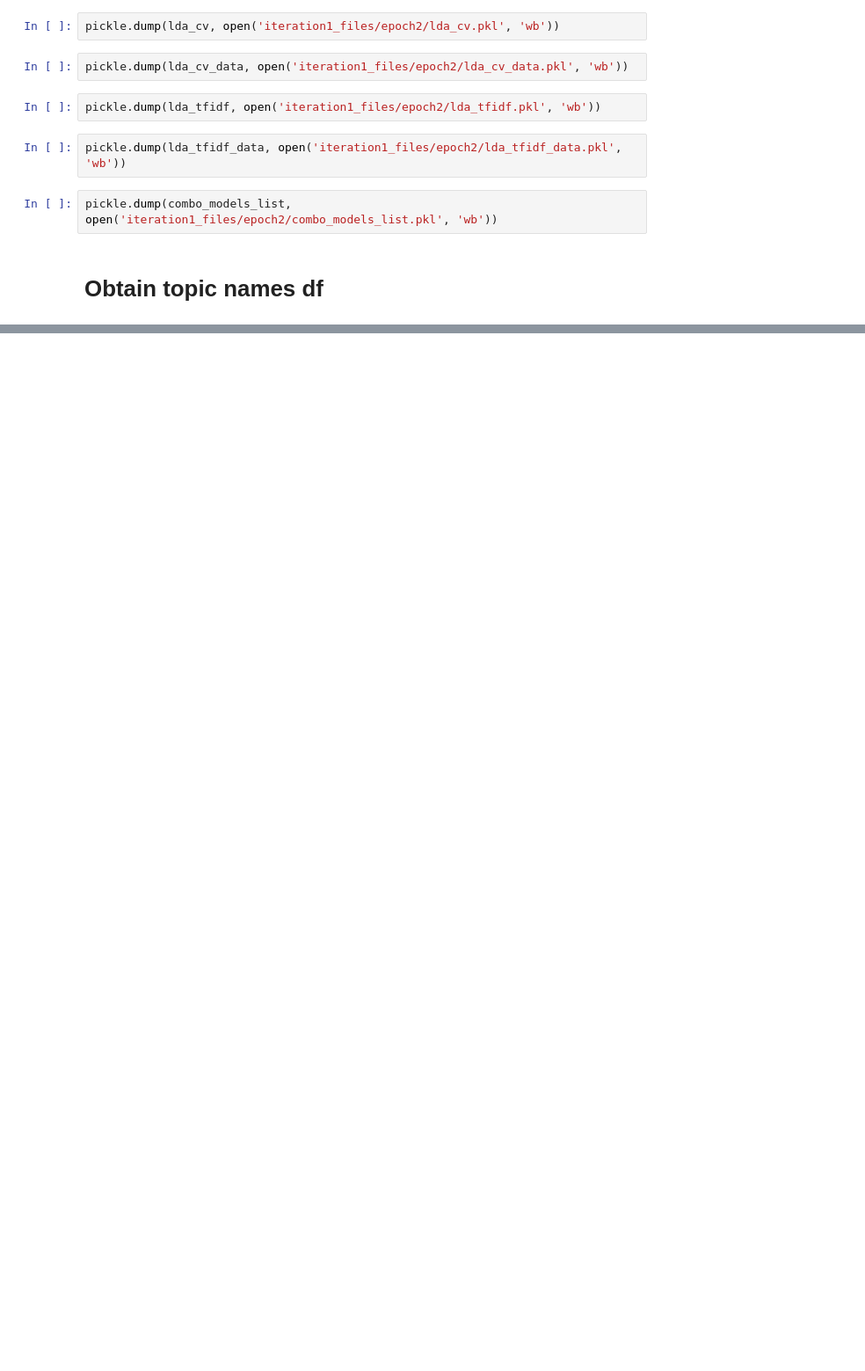
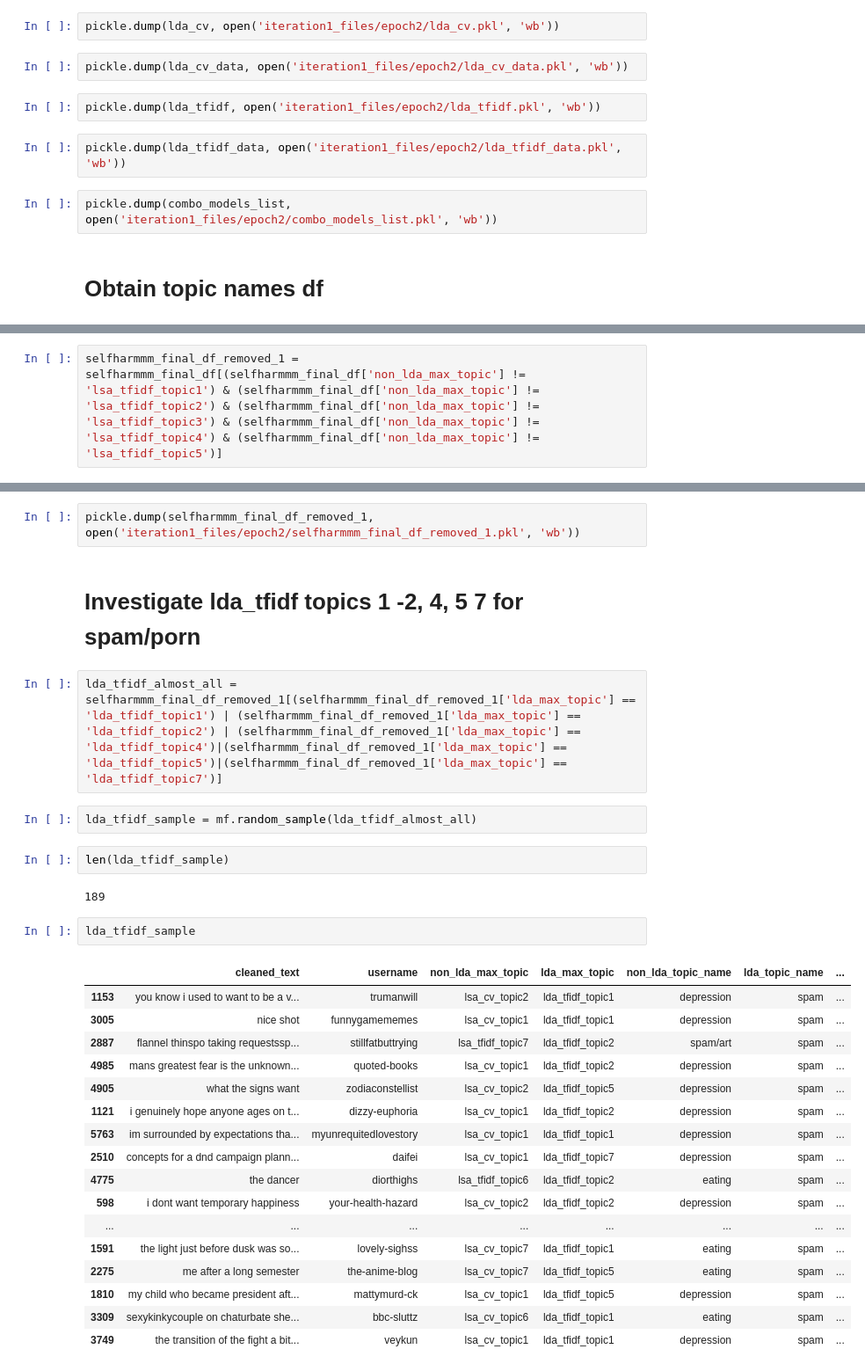
Before and after one commit to victoriang555/at-risk-project, a Jupyter notebook: notebooks_and_data/At-Risk-Id_Step3_Part2_Epoch2.ipynb, the cells around one changed output, grey strips where cells are left out. Shown at 88% size. Cells and saved outputs as stored; diff of their text form; blank space fills up the shorter version.

```diff
--- a/notebooks_and_data/At-Risk-Id_Step3_Part2_Epoch2.ipynb
+++ b/notebooks_and_data/At-Risk-Id_Step3_Part2_Epoch2.ipynb
@@ -159,0 +305,2 @@ NameError: name 'compile_topics_df' is not defined
+# %%
+selfharmmm_final_df_removed_1 = selfharmmm_final_df[(selfharmmm_final_df['non_lda_max_topic'] != 'lsa_tfidf_topic1') & (selfharmmm_final_df['non_lda_max_topic'] != 'lsa_tfidf_topic2') & (selfharmmm_final_df['non_lda_max_topic'] != 'lsa_tfidf_topic3') & (selfharmmm_final_df['non_lda_max_topic'] != 'lsa_tfidf_topic4') & (selfharmmm_final_df['non_lda_max_topic'] != 'lsa_tfidf_topic5')]
@@ -159,0 +311,32 @@ NameError: name 'compile_topics_df' is not defined
+# %%
+pickle.dump(selfharmmm_final_df_removed_1, open('iteration1_files/epoch2/selfharmmm_final_df_removed_1.pkl', 'wb'))
+# %% [markdown]
+# Investigate lda_tfidf topics 1 -2, 4, 5 7 for spam/porn
+# %%
+lda_tfidf_almost_all = selfharmmm_final_df_removed_1[(selfharmmm_final_df_removed_1['lda_max_topic'] == 'lda_tfidf_topic1') | (selfharmmm_final_df_removed_1['lda_max_topic'] == 'lda_tfidf_topic2') | (selfharmmm_final_df_removed_1['lda_max_topic'] == 'lda_tfidf_topic4')|(selfharmmm_final_df_removed_1['lda_max_topic'] == 'lda_tfidf_topic5')|(selfharmmm_final_df_removed_1['lda_max_topic'] == 'lda_tfidf_topic7')]
+# %%
+lda_tfidf_sample = mf.random_sample(lda_tfidf_almost_all)
+# %%
+len(lda_tfidf_sample)
+# %% [output]
+189
+# %%
+lda_tfidf_sample
+# %% [output]
+|  | cleaned_text | username | non_lda_max_topic | lda_max_topic | non_lda_topic_name | lda_topic_name | ... |
+| 1153 | you know i used to want to be a v... | trumanwill | lsa_cv_topic2 | lda_tfidf_topic1 | depression | spam | ... |
+| 3005 | nice shot | funnygamememes | lsa_cv_topic1 | lda_tfidf_topic1 | depression | spam | ... |
+| 2887 | flannel thinspo taking requestssp... | stillfatbuttrying | lsa_tfidf_topic7 | lda_tfidf_topic2 | spam/art | spam | ... |
+| 4985 | mans greatest fear is the unknown... | quoted-books | lsa_cv_topic1 | lda_tfidf_topic2 | depression | spam | ... |
+| 4905 | what the signs want | zodiaconstellist | lsa_cv_topic2 | lda_tfidf_topic5 | depression | spam | ... |
+| 1121 | i genuinely hope anyone ages on t... | dizzy-euphoria | lsa_cv_topic1 | lda_tfidf_topic2 | depression | spam | ... |
+| 5763 | im surrounded by expectations tha... | myunrequitedlovestory | lsa_cv_topic1 | lda_tfidf_topic1 | depression | spam | ... |
+| 2510 | concepts for a dnd campaign plann... | daifei | lsa_cv_topic1 | lda_tfidf_topic7 | depression | spam | ... |
+| 4775 | the dancer | diorthighs | lsa_tfidf_topic6 | lda_tfidf_topic2 | eating | spam | ... |
+| 598 | i dont want temporary happiness | your-health-hazard | lsa_cv_topic2 | lda_tfidf_topic2 | depression | spam | ... |
+| ... | ... | ... | ... | ... | ... | ... | ... |
+| 1591 | the light just before dusk was so... | lovely-sighss | lsa_cv_topic7 | lda_tfidf_topic1 | eating | spam | ... |
+| 2275 | me after a long semester | the-anime-blog | lsa_cv_topic7 | lda_tfidf_topic5 | eating | spam | ... |
+| 1810 | my child who became president aft... | mattymurd-ck | lsa_cv_topic1 | lda_tfidf_topic5 | depression | spam | ... |
+| 3309 | sexykinkycouple on chaturbate she... | bbc-sluttz | lsa_cv_topic6 | lda_tfidf_topic1 | eating | spam | ... |
+| 3749 | the transition of the fight a bit... | veykun | lsa_cv_topic1 | lda_tfidf_topic1 | depression | spam | ... |
```
Also changed, not shown: parts of 56 cells of this notebook, 25 other files.
